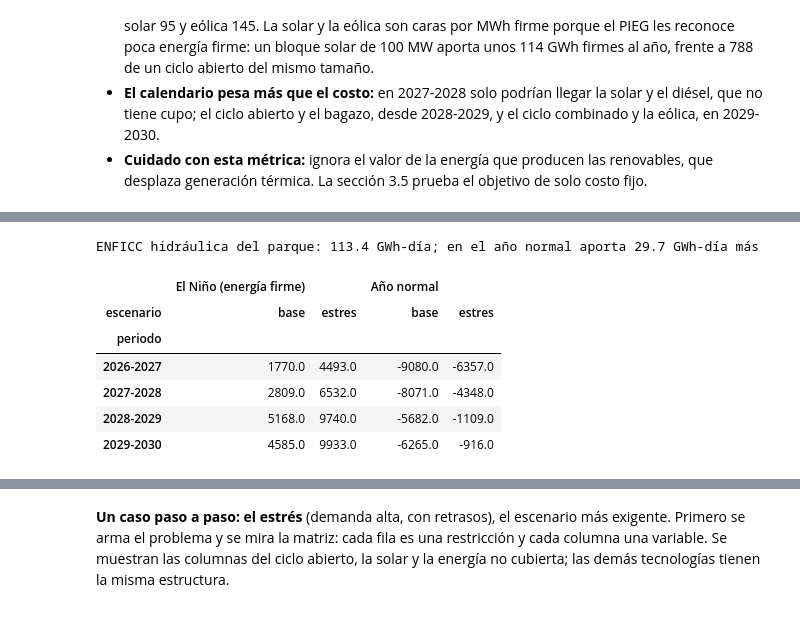
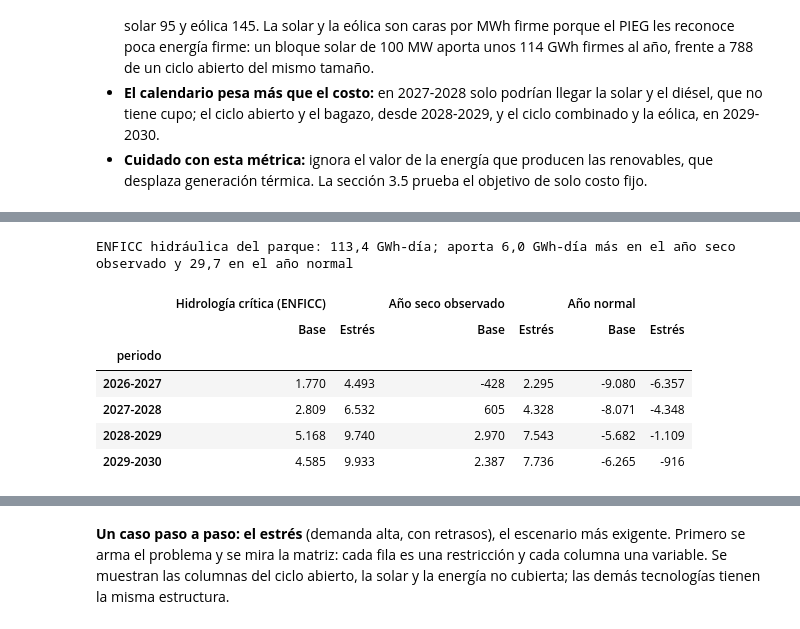
Before and after one commit to cterrassa/suficiencia-sin, a Jupyter notebook: Tutorial_Suficiencia_SIN.ipynb, the cells around one changed output, grey strips where cells are left out. Cells and saved outputs as stored; diff of their text form; code cells hidden in the pictures.

```diff
--- a/Tutorial_Suficiencia_SIN.ipynb
+++ b/Tutorial_Suficiencia_SIN.ipynb
@@ -1016,11 +888,12 @@ resumen_2019["fraccion_oef"] = resumen_2019["oef_gwh_dia"] / resumen_2019["oef_g
 tarde = s2019.loc[s2019["grupo"] == "entró tarde", "retraso_meses"]
 
 # El modelo de retrasos del caso base: fracciones de OEF redondeadas a dos decimales y el retraso en períodos
-MODELO_RETRASOS = {"a_tiempo": round(resumen_2019.loc["entró a tiempo", "fraccion_oef"], 2),
-                   "tarde": round(resumen_2019.loc["entró tarde", "fraccion_oef"], 2),
+MODELO_RETRASOS = {"a_tiempo": round(float(resumen_2019.loc["entró a tiempo", "fraccion_oef"]), 2),
+                   "tarde": round(float(resumen_2019.loc["entró tarde", "fraccion_oef"]), 2),
                    "periodos_retraso": int(np.ceil(tarde.mean() / 12))}
-print(f"Retrasos de las que entraron tarde: {', '.join(f'{m:.1f}' for m in tarde)} meses (media {tarde.mean():.1f})")
-print("Modelo de retrasos:", MODELO_RETRASOS)
+print(f"Retrasos de las que entraron tarde: {', '.join(es(m, 1) for m in tarde)} meses (media de {es(tarde.mean(), 1)})")
+print(f"Modelo de retrasos: {es(100 * MODELO_RETRASOS['a_tiempo'])}% de la OEF a tiempo y {es(100 * MODELO_RETRASOS['tarde'])}% "
+      f"con {MODELO_RETRASOS['periodos_retraso']} períodos de retraso; el resto no entra")
 display(s2019[["nombre", "compromiso", "fecha_entrada", "estado_entrada", "retraso_meses", "oef_registrada_gwh_dia"]])
 resumen_2019.round(3)
 # %% [output]
@@ -1136,7 +1078,8 @@ Cada término tiene una regla:
 # %%
-FACTORES_MENORES = {"solar": 0.13, "hidraulica": 0.15, "eolica": 0.14, "biomasa": 0.54, "termica": 0.90}  # PIEG
-GD_MAX_MW = 1.0                    # la generación distribuida es de 1 MW o menos (CREG 174 de 2021)
-RETIROS = {"TYP2": "2027-12-01"}   # Termoyopal 2 (PIEG 2025-2039, Tabla 6)
+# Factores firmes de las menores (PIEG, Tabla 11; biomasa: XM) y tope de la generación distribuida (CREG 174 de 2021)
+FACTORES_MENORES = fuentes.query("parametro == 'factor_firme_menores'").set_index("tecnologia")["numero"].to_dict()
+GD_MAX_MW = supuesto("todas", "gd_max_mw")
+RETIROS = {"TYP2": "2027-12-01"}   # Termoyopal 2 sale el 1-dic-2027 (PIEG 2025-2039, Tabla 6, p. 26)
 plantas = leer("xm_plantas_mes_referencia.csv", dtype={"codigo": str})
 
 
@@ -1156,6 +1099,9 @@ def parque_firme(plantas):
 
 
 parque = parque_firme(plantas)
+suma = parque["motivo"] == "suma"
+print(f"Capacidad efectiva de las plantas que suman: {es(parque.loc[suma, 'capacidad_mw'].sum() / 1e3, 1)} GW, de ellos "
+      f"{es(parque.loc[suma & (parque['tecnologia'] == 'hidraulica'), 'capacidad_mw'].sum() / 1e3, 1)} hidráulicos")
 parque.groupby(["fuente", "motivo"]).agg(plantas=("codigo", "size"), firme_gwh_dia=("firme_gwh_dia", "sum"),
                                          enficc_gwh_dia=("enficc_gwh_dia", "sum")).round(2)
 # %% [output]
@@ -1226,5 +1192,6 @@ Con todas las piezas, `oferta_firme()` arma la oferta de cada período y `balanc
 # %%
 ESCENARIOS = {"base": ("media", True), "estres": ("alta", True), "optimista": ("media", False)}
+NOMBRES_CORTOS = {"base": "Base", "estres": "Estrés", "optimista": "Optimista"}
 dias = demanda.drop_duplicates("periodo").set_index("periodo")["dias"].reindex(PERIODOS)
 entradas = leer("entradas_sin_subasta.csv")
 sin_subasta_dia = (entradas["mw_ano"] * entradas["tecnologia"].map(FACTORES_MENORES) * 24 / 1e3).sum()  # por año
@@ -1286,9 +1247,10 @@ hidro = leer("xm_hidraulica_periodos.csv")
 hidro["aportes_pct"] = 100 * hidro["aportes_gwh"] / hidro["aportes_media_hist_gwh"]
 hidro["condicion"] = pd.cut(hidro["aportes_pct"], [-np.inf, 80, 110, np.inf], labels=["Seca", "Normal", "Húmeda"])
 hidro["generacion_sobre_enficc"] = hidro["generacion_hidraulica_gwh"] / hidro["dias"] / hidro["enficc_hidraulica_gwh_dia"]
+FACTOR_ANO_SECO = hidro.loc[hidro["condicion"] == "Seca", "generacion_sobre_enficc"].median()
 FACTOR_ANO_NORMAL = hidro.loc[hidro["condicion"] == "Normal", "generacion_sobre_enficc"].median()
-print(f"{len(hidro)} períodos completos desde 2010-2011; en los normales, la hidráulica generó "
-      f"{FACTOR_ANO_NORMAL:.2f} veces su ENFICC (mediana)")
+print(f"{len(hidro)} períodos completos desde 2010-2011; la hidráulica generó {es(FACTOR_ANO_SECO, 2)} veces su ENFICC "
+      f"en los secos y {es(FACTOR_ANO_NORMAL, 2)} en los normales (medianas)")
 display(hidro.set_index("periodo")[["aportes_pct", "condicion", "generacion_sobre_enficc"]].round(2))
 hidro.groupby("condicion", observed=True)["generacion_sobre_enficc"].agg(["count", "min", "median", "max"]).round(2)
 # %% [output]
@@ -1317,27 +1279,27 @@ hidro.groupby("condicion", observed=True)["generacion_sobre_enficc"].agg(["count
 # %%
 ENFICC_HIDRAULICA = parque.loc[(parque["fuente"] == "ENFICC") & (parque["tecnologia"] == "hidraulica"), "firme_gwh_dia"].sum()
 
 
-def balance_normal(escenario):
-    """Brecha del año de hidrología normal (GWh por período): la hidráulica con ENFICC aporta FACTOR_ANO_NORMAL
-    veces su ENFICC y lo demás queda como en el balance firme."""
+def balance_hidrologia(escenario, factor):
+    """Brecha (GWh por período) si la hidráulica con ENFICC aporta `factor` veces su ENFICC y lo demás queda como en el
+    balance firme."""
     t = balance(escenario).set_index("periodo")
-    return t["brecha_gwh"] - ENFICC_HIDRAULICA * (FACTOR_ANO_NORMAL - 1) * t["dias"]
+    return t["brecha_gwh"] - ENFICC_HIDRAULICA * (factor - 1) * t["dias"]
 
 
-print(f"ENFICC hidráulica del parque: {ENFICC_HIDRAULICA:.1f} GWh-día; en el año normal aporta "
-      f"{ENFICC_HIDRAULICA * (FACTOR_ANO_NORMAL - 1):.1f} GWh-día más")
-nino = balances.pivot(index="periodo", columns="escenario", values="brecha_gwh")[["base", "estres"]]
-ano_normal = pd.concat({"El Niño (energía firme)": nino,
-                        "Año normal": pd.DataFrame({e: balance_normal(e) for e in ["base", "estres"]})}, axis=1)
-ano_normal.round(0)
+print(f"ENFICC hidráulica del parque: {es(ENFICC_HIDRAULICA, 1)} GWh-día; aporta {es(ENFICC_HIDRAULICA * (FACTOR_ANO_SECO - 1), 1)} "
+      f"GWh-día más en el año seco observado y {es(ENFICC_HIDRAULICA * (FACTOR_ANO_NORMAL - 1), 1)} en el año normal")
+HIDROLOGIAS = {"Hidrología crítica (ENFICC)": 1.0, "Año seco observado": FACTOR_ANO_SECO, "Año normal": FACTOR_ANO_NORMAL}
+hidrologias = pd.concat({nombre: pd.DataFrame({NOMBRES_CORTOS[e]: balance_hidrologia(e, f) for e in ["base", "estres"]})
+                         for nombre, f in HIDROLOGIAS.items()}, axis=1)
+hidrologias.round(0)
 # %% [output]
-ENFICC hidráulica del parque: 113.4 GWh-día; en el año normal aporta 29.7 GWh-día más
+ENFICC hidráulica del parque: 113,4 GWh-día; aporta 6,0 GWh-día más en el año seco observado y 29,7 en el año normal
-|  | El Niño (energía firme) |  | Año normal |  |
-| escenario | base | estres | base | estres |
-| periodo |  |  |  |  |
-| 2026-2027 | 1770.0 | 4493.0 | -9080.0 | -6357.0 |
-| 2027-2028 | 2809.0 | 6532.0 | -8071.0 | -4348.0 |
-| 2028-2029 | 5168.0 | 9740.0 | -5682.0 | -1109.0 |
-| 2029-2030 | 4585.0 | 9933.0 | -6265.0 | -916.0 |
+|  | Hidrología crítica (ENFICC) |  | Año seco observado |  | Año normal |  |
+|  | Base | Estrés | Base | Estrés | Base | Estrés |
+| periodo |  |  |  |  |  |  |
+| 2026-2027 | 1.770 | 4.493 | -428 | 2.295 | -9.080 | -6.357 |
+| 2027-2028 | 2.809 | 6.532 | 605 | 4.328 | -8.071 | -4.348 |
+| 2028-2029 | 5.168 | 9.740 | 2.970 | 7.543 | -5.682 | -1.109 |
+| 2029-2030 | 4.585 | 9.933 | 2.387 | 7.736 | -6.265 | -916 |
 # %% [markdown]
```
Also changed, not shown: parts of 131 cells of this notebook, 3 other files.
